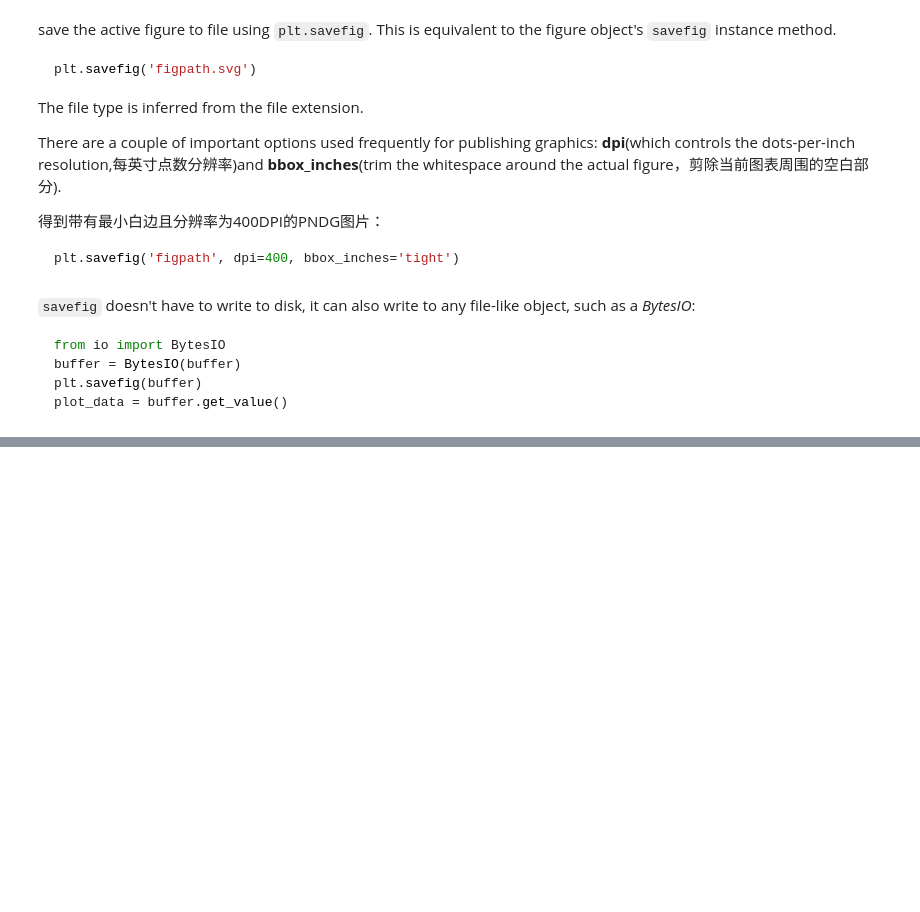
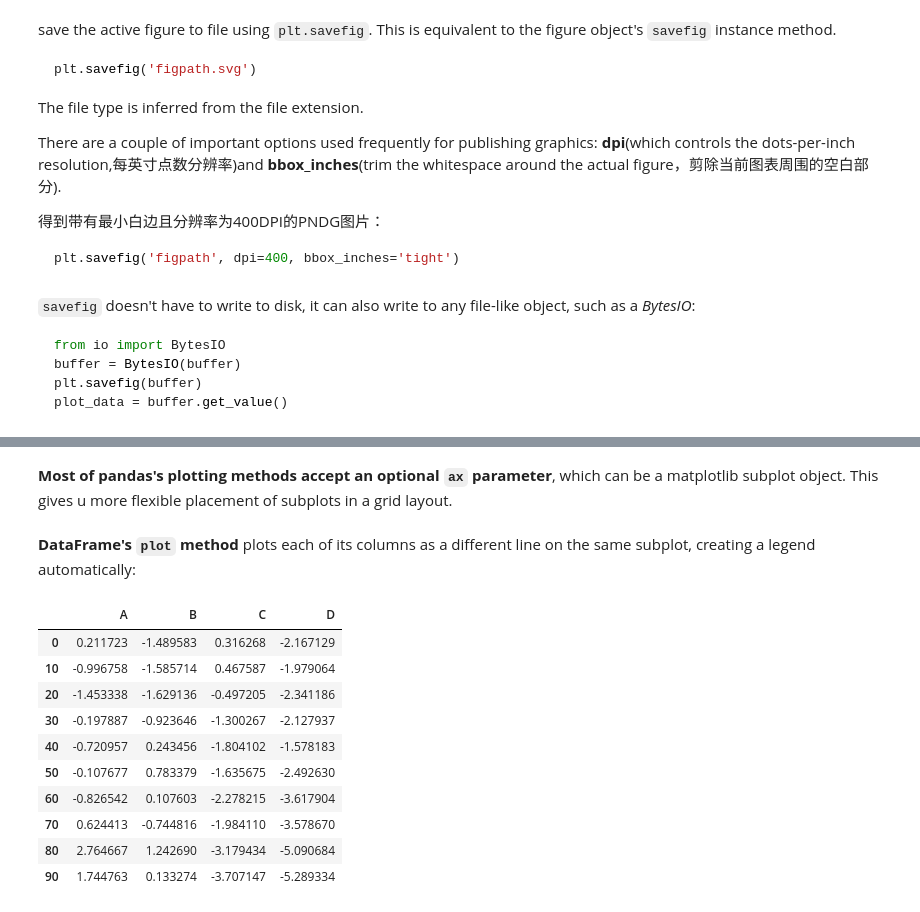
Before and after one commit to libingallin/PythonNotetaking, a Jupyter notebook: plotting_and_visualization.ipynb, the cells around one changed output, grey strips where cells are left out. Saved outputs shown, nothing was run; the diff lists cells and outputs as text; code cells hidden in the pictures; blank space fills up the shorter version.

Commit message:
plotting and visualization

```diff
--- a/plotting_and_visualization.ipynb
+++ b/plotting_and_visualization.ipynb
@@ -388,0 +464,21 @@ plot_data = buffer.get_value()
+# %% [markdown]
+**Most of pandas's plotting methods accept an optional `ax` parameter**, which can be a matplotlib subplot object. This gives u more flexible placement of subplots in a grid layout.
+# %% [markdown]
+**DataFrame's `plot` method** plots each of its columns as a different line on the same subplot, creating a legend automatically:
+# %%
+df = pd.DataFrame(np.random.randn(10, 4).cumsum(0),
+                  columns=list("ABCD"),
+                  index=np.arange(0, 100, 10))
+df
+# %% [output]
+|  | A | B | C | D |
+| 0 | 0.211723 | -1.489583 | 0.316268 | -2.167129 |
+| 10 | -0.996758 | -1.585714 | 0.467587 | -1.979064 |
+| 20 | -1.453338 | -1.629136 | -0.497205 | -2.341186 |
+| 30 | -0.197887 | -0.923646 | -1.300267 | -2.127937 |
+| 40 | -0.720957 | 0.243456 | -1.804102 | -1.578183 |
+| 50 | -0.107677 | 0.783379 | -1.635675 | -2.492630 |
+| 60 | -0.826542 | 0.107603 | -2.278215 | -3.617904 |
+| 70 | 0.624413 | -0.744816 | -1.984110 | -3.578670 |
+| 80 | 2.764667 | 1.242690 | -3.179434 | -5.090684 |
+| 90 | 1.744763 | 0.133274 | -3.707147 | -5.289334 |
```
Also changed, not shown: parts of 83 cells of this notebook.
